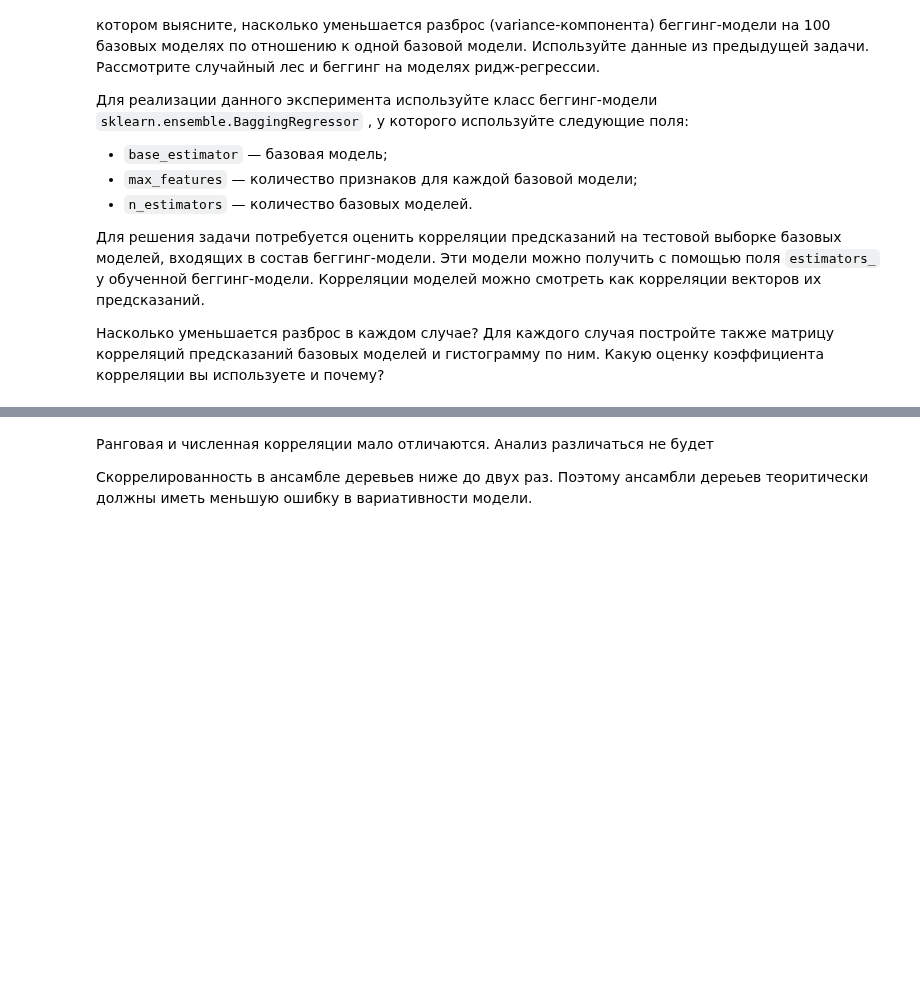
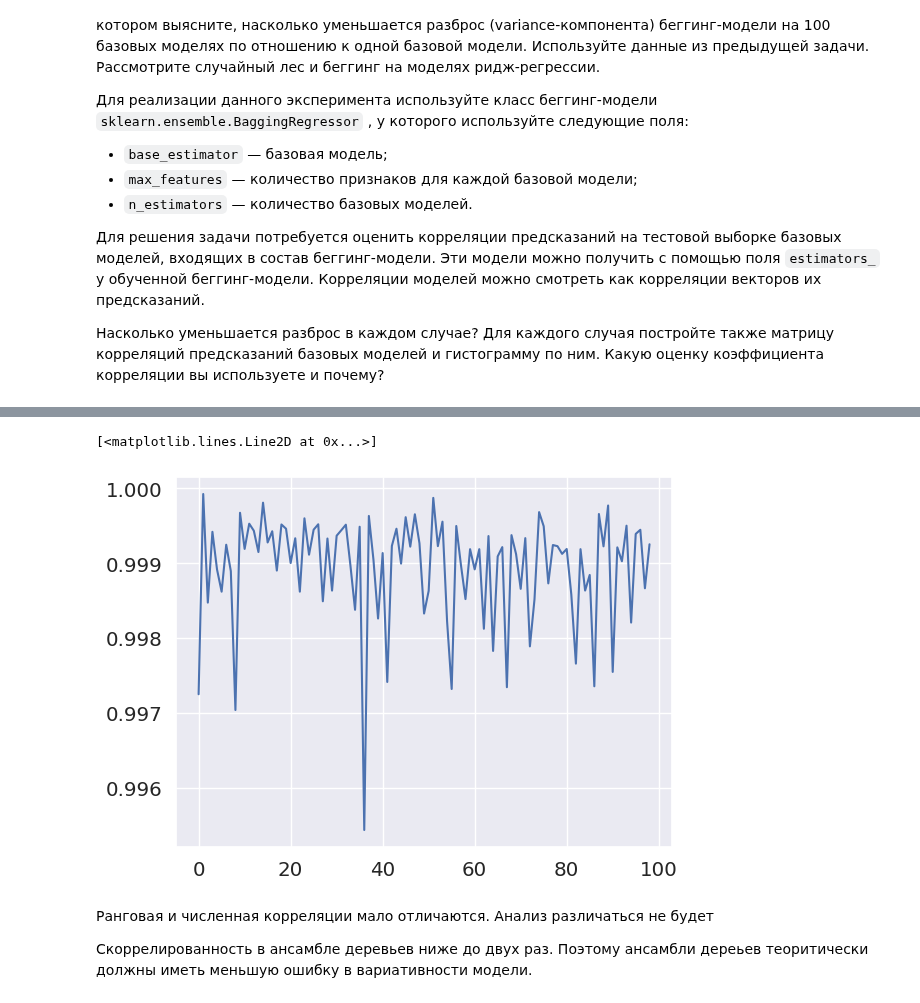
Before and after one commit to NMashalov/2023_OpenMipt_course, a Jupyter notebook: lesson6/dz6.ipynb, the cells around one changed output, grey strips where cells are left out. Drawn from its saved outputs; the diff is of its cells as text; code cells hidden in the pictures; blank space fills up the shorter version.

```diff
--- a/lesson6/dz6.ipynb
+++ b/lesson6/dz6.ipynb
@@ -421,3 +427,9 @@ print('Корреляция Спирмэна', np.mean(stats.spearmanr(pred,axis
+# %%
+# график скоррелированности 0-ого экземпляра RidgeEnsemble с прочими
+plt.plot([np.corrcoef(pred[0], other_model_pred)[0,1] for other_model_pred in pred[1:]])
+# %% [output]
+[<matplotlib.lines.Line2D at 0x...>]
+[figure, added]
 # %% [markdown]
 Ранговая и численная корреляции мало отличаются. Анализ различаться не будет
 
```
Also changed, not shown: parts of 3 cells of this notebook.
